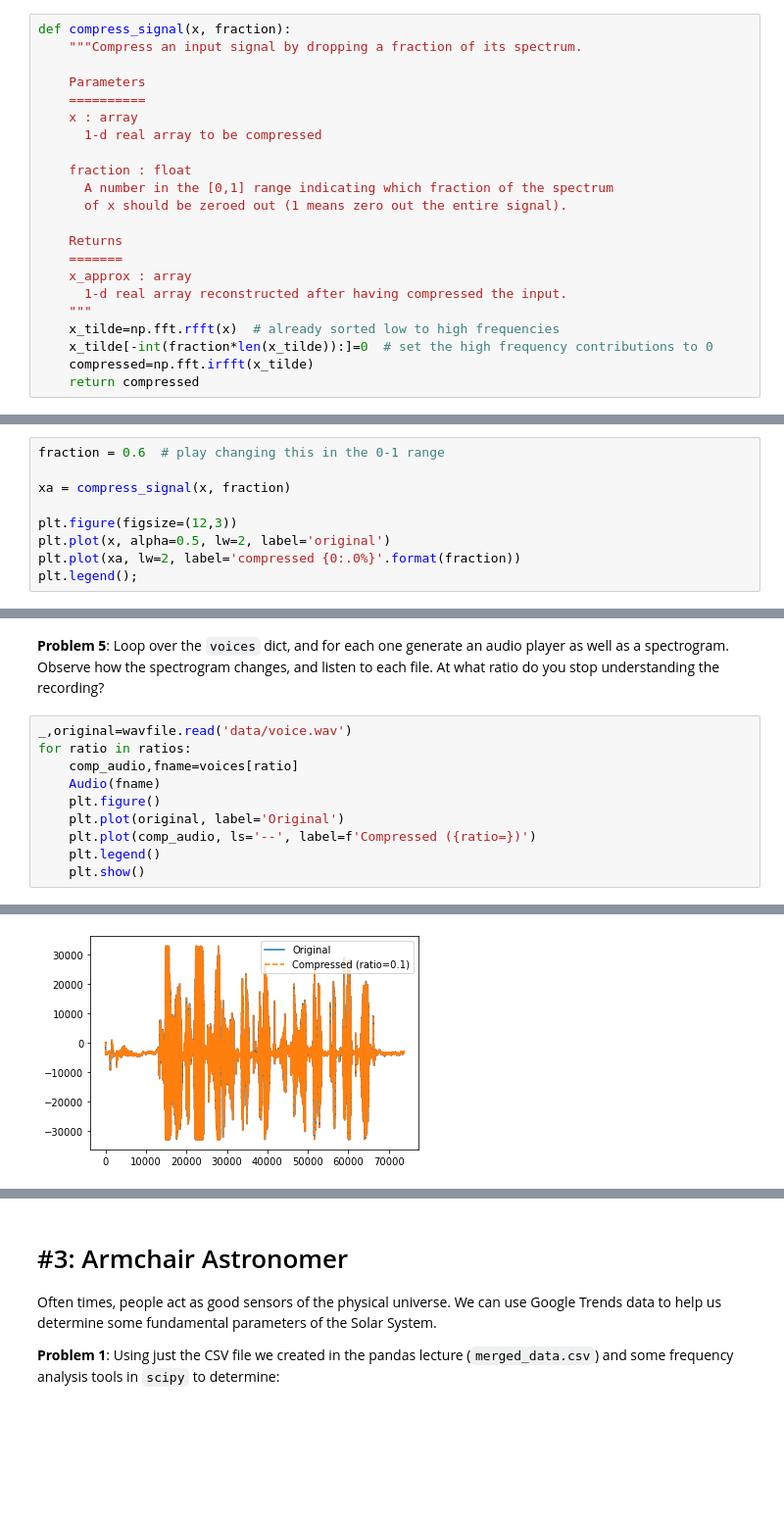
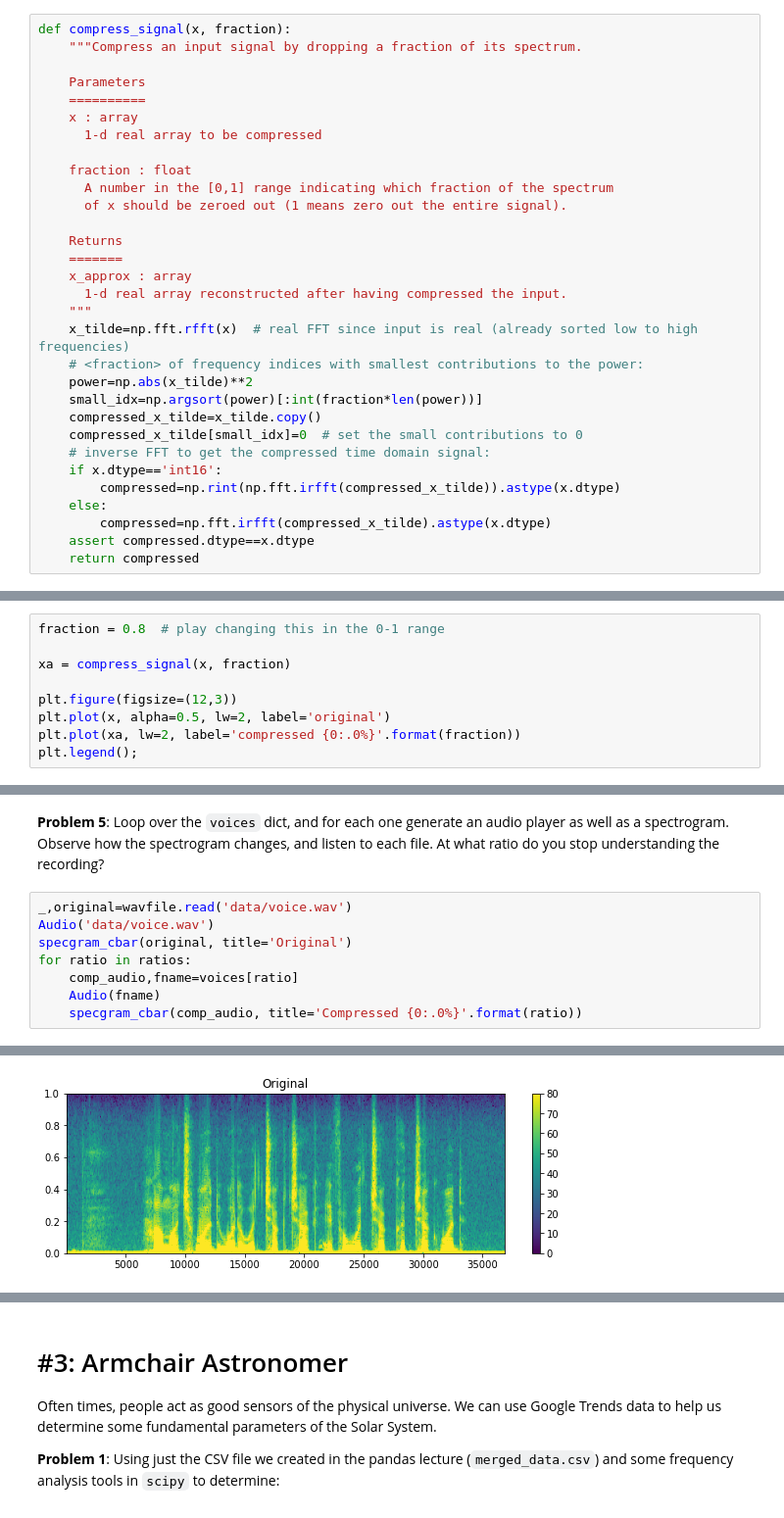
Before and after one commit to christianhbye/python_ay_250_hw, a Jupyter notebook: hw_1/hw_1_assignment.ipynb, the cells around one changed output, grey strips where cells are left out. Shown at 98% size. Cells and saved outputs as stored; diff of their text form; blank space fills up the shorter version.

```diff
--- a/hw_1/hw_1_assignment.ipynb
+++ b/hw_1/hw_1_assignment.ipynb
@@ -370,16 +372,25 @@ def compress_signal(x, fraction):
     x_approx : array
       1-d real array reconstructed after having compressed the input.
     """
-    x_tilde=np.fft.rfft(x)  # already sorted low to high frequencies
-    x_tilde[-int(fraction*len(x_tilde)):]=0  # set the high frequency contributions to 0
-    compressed=np.fft.irfft(x_tilde)
+    x_tilde=np.fft.rfft(x)  # real FFT since input is real (already sorted low to high frequencies)
+    # <fraction> of frequency indices with smallest contributions to the power:
+    power=np.abs(x_tilde)**2
+    small_idx=np.argsort(power)[:int(fraction*len(power))]
+    compressed_x_tilde=x_tilde.copy()
+    compressed_x_tilde[small_idx]=0  # set the small contributions to 0
+    # inverse FFT to get the compressed time domain signal:
+    if x.dtype=='int16':
+        compressed=np.rint(np.fft.irfft(compressed_x_tilde)).astype(x.dtype)
+    else:
+        compressed=np.fft.irfft(compressed_x_tilde).astype(x.dtype)
+    assert compressed.dtype==x.dtype
     return compressed
 # %% [markdown]
 As a quick visual check (not that this is *not* a formal test of correctness), experiment with a simple random signal by changing the compression ratio and plotting both the signal and the compressed version:
 # %%
 x = np.random.rand(128)
 # %%
-fraction = 0.6  # play changing this in the 0-1 range
+fraction = 0.8  # play changing this in the 0-1 range
 
 xa = compress_signal(x, fraction)
 
@@ -457,15 +468,13 @@ for ratio in ratios:
 **Problem 5**: Loop over the `voices` dict, and for each one generate an audio player as well as a spectrogram.  Observe how the spectrogram changes, and listen to each file.  At what ratio do you stop understanding the recording?
 # %%
 _,original=wavfile.read('data/voice.wav')
+Audio('data/voice.wav')
+specgram_cbar(original, title='Original')
 for ratio in ratios:
     comp_audio,fname=voices[ratio]
     Audio(fname)
-    plt.figure()
-    plt.plot(original, label='Original')
-    plt.plot(comp_audio, ls='--', label=f'Compressed ({ratio=})')
-    plt.legend()
-    plt.show()
+    specgram_cbar(comp_audio, title='Compressed {0:.0%}'.format(ratio))
 # %% [output]
 [interactive output not drawn]
-[figure, old version]
+[figure, new version]
 [interactive output not drawn]
```
Also changed, not shown: parts of 3 cells of this notebook.
